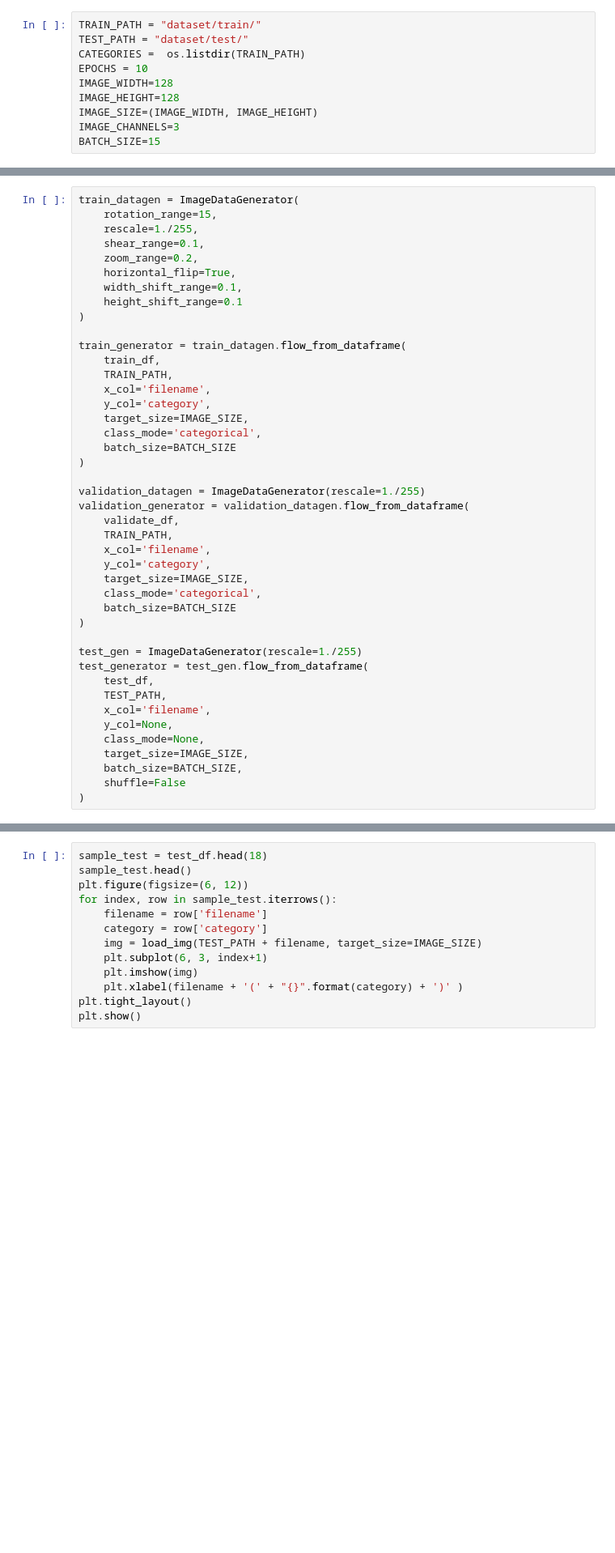
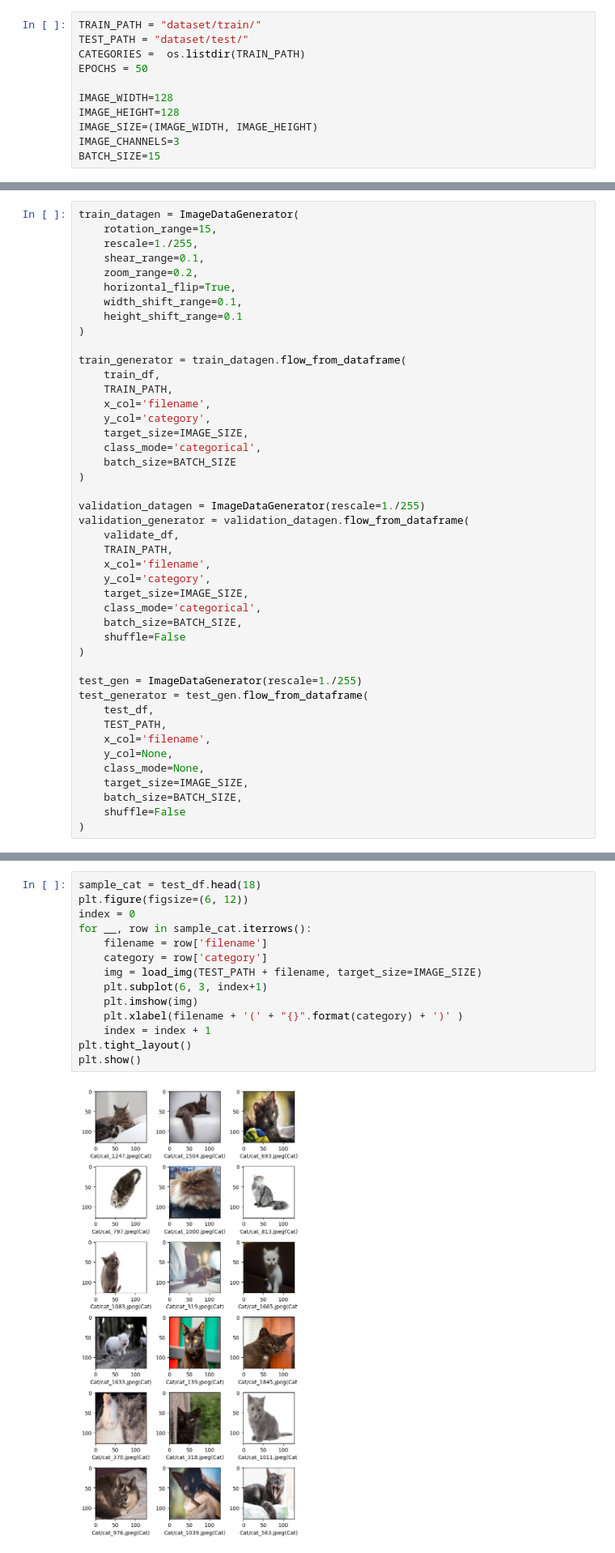
Before and after one commit to GregoryHue/DuckOrCat, a Jupyter notebook: jupyter/DuckOrCat.ipynb, the cells around one changed output, grey strips where cells are left out. Shown at 81% size. Drawn from its saved outputs; the diff is of its cells as text; blank space fills up the shorter version.

```diff
--- a/jupyter/DuckOrCat.ipynb
+++ b/jupyter/DuckOrCat.ipynb
@@ -56,7 +56,8 @@ DuckOrCat.ipynb  dataset
 TRAIN_PATH = "dataset/train/"
 TEST_PATH = "dataset/test/"
 CATEGORIES =  os.listdir(TRAIN_PATH)
-EPOCHS = 10
+EPOCHS = 50
+
 IMAGE_WIDTH=128
 IMAGE_HEIGHT=128
 IMAGE_SIZE=(IMAGE_WIDTH, IMAGE_HEIGHT)
@@ -231,7 +232,8 @@ validation_generator = validation_datagen.flow_from_dataframe(
     y_col='category',
     target_size=IMAGE_SIZE,
     class_mode='categorical',
-    batch_size=BATCH_SIZE
+    batch_size=BATCH_SIZE,
+    shuffle=False
 )
 
 test_gen = ImageDataGenerator(rescale=1./255)
@@ -292,13 +317,16 @@ test_df['category'].value_counts().plot.bar()
 # %%
-sample_test = test_df.head(18)
-sample_test.head()
+sample_cat = test_df.head(18)
 plt.figure(figsize=(6, 12))
-for index, row in sample_test.iterrows():
+index = 0
+for __, row in sample_cat.iterrows():
     filename = row['filename']
     category = row['category']
     img = load_img(TEST_PATH + filename, target_size=IMAGE_SIZE)
     plt.subplot(6, 3, index+1)
     plt.imshow(img)
     plt.xlabel(filename + '(' + "{}".format(category) + ')' )
+    index = index + 1
 plt.tight_layout()
 plt.show()
+# %% [output]
+[figure, added]
```
Also changed, not shown: parts of 9 cells of this notebook, 12 other files.
